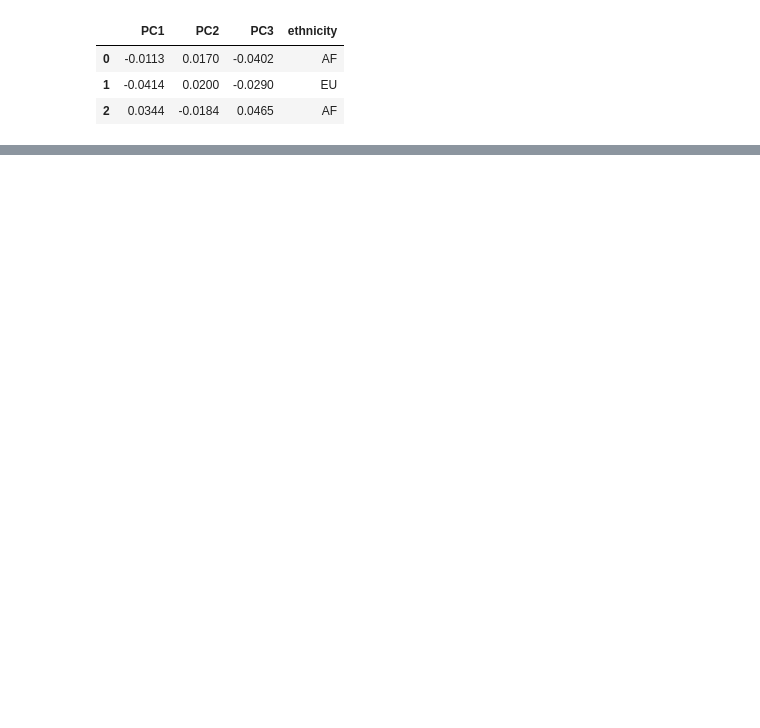
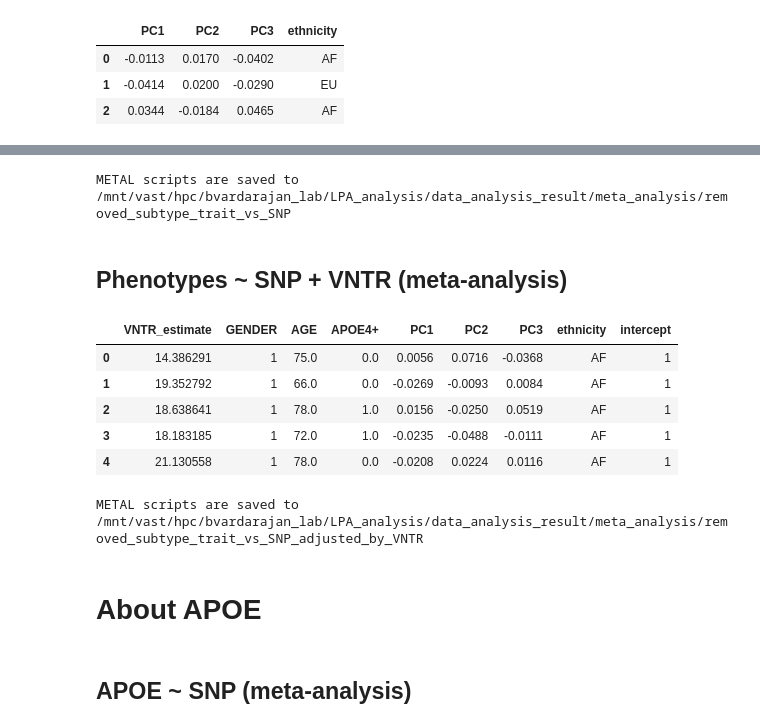
Before and after one commit to alexliyihao/lpa-analysis, a Jupyter notebook: docs/example.ipynb, the cells around one changed output, grey strips where cells are left out. Saved outputs shown, nothing was run; the diff lists cells and outputs as text; code cells hidden in the pictures; blank space fills up the shorter version.

```diff
--- a/docs/example.ipynb
+++ b/docs/example.ipynb
@@ -118,6 +83,3 @@ i.e. This filter is dropping columns.
-# %%
-filter_AB = snps_filter.SnpsFilter()
-filtered_result, drop_mask, drop_report = filter_AB.filter_A_and_B(encoding_result_aligned)
 # %%
 drop_mask.head(3)
 # %% [output]
@@ -490,0 +191,8 @@ aggregate_results.shape
+# %%
+personal_info = pd.read_csv(
+    f"{project_path}/dataset/phenotypes/WHICAP_pheno_lpa_202306022.csv",
+    index_col = 0)
+personal_info.set_index("WES_ID", inplace= True)
+personal_info = personal_info[(~personal_info["AGE"].isna()) & (~personal_info["DEM03"].isna())]
+# removed an outlier in Insulin (809 MIU/mL)
+personal_info.loc["washei30170","INSL02_2"] = pd.NA
@@ -490,0 +203,3 @@ aggregate_results.shape
+# %%
+personal_info["APOE4+"] = personal_info["APOE"].str.extract("(4+)").replace({"44": 2.0, "4": 1.0, pd.NA: 0.0})
+personal_info.loc[personal_info["APOE"] == "NANA", "APOE4+"] = pd.NA
@@ -490,0 +208,11 @@ aggregate_results.shape
+# %%
+encoding_aligned, personal_info_aligned = filtered_result.align(personal_info, join = "inner", axis = 0)
+eigen_aligned, personal_info_aligned = eigen_result_aligned.align(personal_info_aligned, join = "inner", axis = 0)
+other_exogs = pd.concat(
+    [personal_info_aligned[["DEM03", "AGE", "APOE4+"]], eigen_aligned], axis = 1, join = "inner"
+).rename(columns = {"DEM03": "GENDER"})
+other_exogs["intercept"] = 1
+phenotypes = personal_info_aligned[list(association.target_strategy().keys())]
+VNTR_prediction = pd.read_csv(
+    f"{project_path}/VNTR_pipeline/analysis_results/estimate_KIV2_length_PSV/predicted_result_20240102_new_mask_simple.csv",
+    index_col = 0)
@@ -490,0 +266,6 @@ aggregate_results.shape
+# %%
+aggregate_results = metal_pipeline_variant.run_metal(
+    path_association=f"{project_path}/data_analysis_result/association/{output_name}",
+    path_meta=f"{project_path}/data_analysis_result/meta_analysis/{output_name}")
+# %% [output]
+METAL scripts are saved to /mnt/vast/hpc/bvardarajan_lab/LPA_analysis/data_analysis_result/meta_analysis/removed_subtype_trait_vs_SNP
@@ -490,0 +285,2 @@ aggregate_results.shape
+# %% [markdown]
+## Phenotypes ~ SNP + VNTR (meta-analysis)
@@ -490,0 +289,16 @@ aggregate_results.shape
+# %%
+other_exogs_with_VNTR_estimate = pd.concat(
+    [VNTR_prediction[["estimate"]], other_exogs],
+    join = "inner",
+    axis = 1
+).rename(
+    columns = {"estimate": "VNTR_estimate"}
+)
+other_exogs_with_VNTR_estimate.head().reset_index(drop = True)
+# %% [output]
+|  | VNTR_estimate | GENDER | AGE | APOE4+ | PC1 | PC2 | PC3 | ethnicity | intercept |
+| 0 | 14.386291 | 1 | 75.0 | 0.0 | 0.0056 | 0.0716 | -0.0368 | AF | 1 |
+| 1 | 19.352792 | 1 | 66.0 | 0.0 | -0.0269 | -0.0093 | 0.0084 | AF | 1 |
+| 2 | 18.638641 | 1 | 78.0 | 1.0 | 0.0156 | -0.0250 | 0.0519 | AF | 1 |
+| 3 | 18.183185 | 1 | 72.0 | 1.0 | -0.0235 | -0.0488 | -0.0111 | AF | 1 |
+| 4 | 21.130558 | 1 | 78.0 | 0.0 | -0.0208 | 0.0224 | 0.0116 | AF | 1 |
@@ -490,0 +318,16 @@ aggregate_results.shape
+# %%
+aggregate_results = metal_pipeline_variant.run_metal(
+    path_association=f"{project_path}/data_analysis_result/association/{output_name}",
+    path_meta=f"{project_path}/data_analysis_result/meta_analysis/{output_name}")
+complete_output = post_processor_variant.post_process_meta_analysis(aggregate_results)
+complete_output.to_excel(
+    f"{project_path}/data_analysis_result/meta_analysis/{output_name}/complete_output.xlsx")
+tidied_complete_output = post_processor_variant.clean_output(complete_output)
+tidied_complete_output.to_excel(
+    f"{project_path}/data_analysis_result/meta_analysis/{output_name}/complete_output_tidied.xlsx")
+# %% [output]
+METAL scripts are saved to /mnt/vast/hpc/bvardarajan_lab/LPA_analysis/data_analysis_result/meta_analysis/removed_subtype_trait_vs_SNP_adjusted_by_VNTR
+# %% [markdown]
+# About APOE
+# %% [markdown]
+## APOE ~ SNP (meta-analysis)
```
Also changed, not shown: parts of 142 cells of this notebook.
